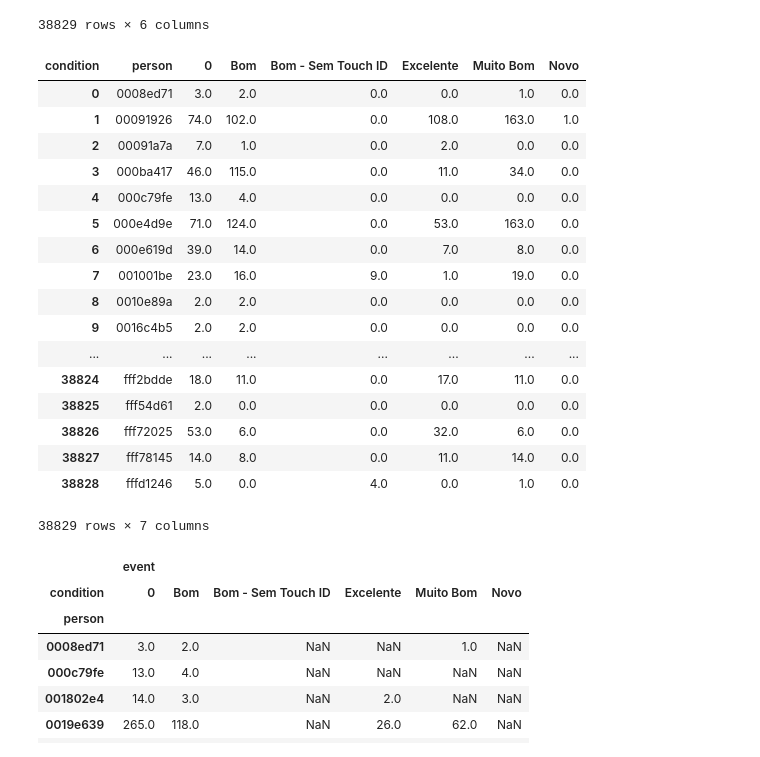
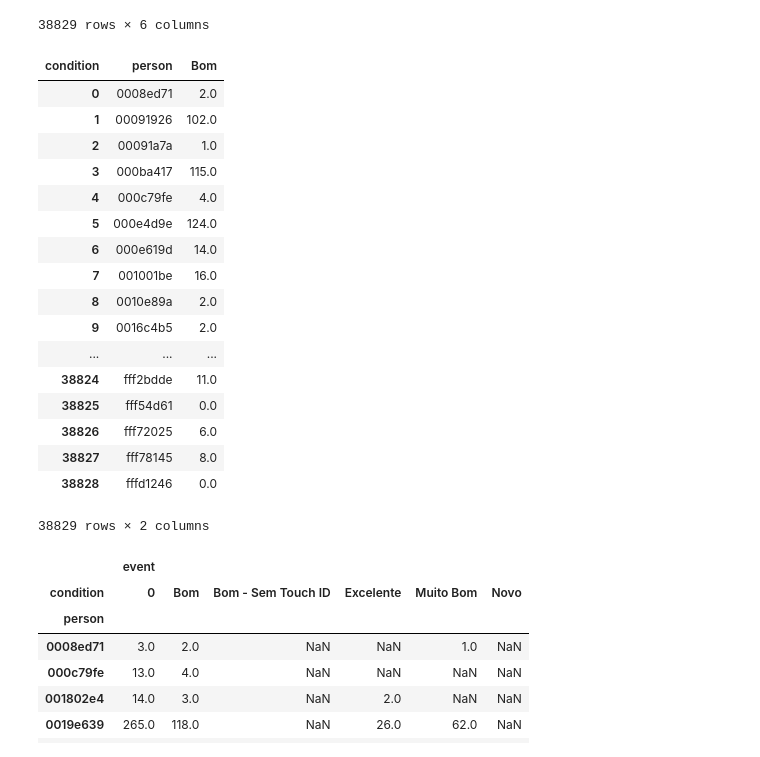
Before and after one commit to EugeniaFranchi/TP-Datos, a Jupyter notebook: TP2/TP2.ipynb, the cells around one changed output. Cells and saved outputs as stored; diff of their text form; code cells hidden in the pictures.

```diff
--- a/TP2/TP2.ipynb
+++ b/TP2/TP2.ipynb
@@ -131,26 +142,27 @@ condicion_general
 38829 rows × 6 columns
 # %%
 condicion_general.reset_index(inplace=True)
+condicion_general= condicion_general[['person','Bom']]
 condicion_general
 # %% [output]
-| condition | person | 0 | Bom | Bom - Sem Touch ID | Excelente | Muito Bom | Novo |
-| 0 | 0008ed71 | 3.0 | 2.0 | 0.0 | 0.0 | 1.0 | 0.0 |
-| 1 | 00091926 | 74.0 | 102.0 | 0.0 | 108.0 | 163.0 | 1.0 |
-| 2 | 00091a7a | 7.0 | 1.0 | 0.0 | 2.0 | 0.0 | 0.0 |
-| 3 | 000ba417 | 46.0 | 115.0 | 0.0 | 11.0 | 34.0 | 0.0 |
-| 4 | 000c79fe | 13.0 | 4.0 | 0.0 | 0.0 | 0.0 | 0.0 |
-| 5 | 000e4d9e | 71.0 | 124.0 | 0.0 | 53.0 | 163.0 | 0.0 |
-| 6 | 000e619d | 39.0 | 14.0 | 0.0 | 7.0 | 8.0 | 0.0 |
-| 7 | 001001be | 23.0 | 16.0 | 9.0 | 1.0 | 19.0 | 0.0 |
-| 8 | 0010e89a | 2.0 | 2.0 | 0.0 | 0.0 | 0.0 | 0.0 |
-| 9 | 0016c4b5 | 2.0 | 2.0 | 0.0 | 0.0 | 0.0 | 0.0 |
-| ... | ... | ... | ... | ... | ... | ... | ... |
-| 38824 | fff2bdde | 18.0 | 11.0 | 0.0 | 17.0 | 11.0 | 0.0 |
-| 38825 | fff54d61 | 2.0 | 0.0 | 0.0 | 0.0 | 0.0 | 0.0 |
-| 38826 | fff72025 | 53.0 | 6.0 | 0.0 | 32.0 | 6.0 | 0.0 |
-| 38827 | fff78145 | 14.0 | 8.0 | 0.0 | 11.0 | 14.0 | 0.0 |
-| 38828 | fffd1246 | 5.0 | 0.0 | 4.0 | 0.0 | 1.0 | 0.0 |
+| condition | person | Bom |
+| 0 | 0008ed71 | 2.0 |
+| 1 | 00091926 | 102.0 |
+| 2 | 00091a7a | 1.0 |
+| 3 | 000ba417 | 115.0 |
+| 4 | 000c79fe | 4.0 |
+| 5 | 000e4d9e | 124.0 |
+| 6 | 000e619d | 14.0 |
+| 7 | 001001be | 16.0 |
+| 8 | 0010e89a | 2.0 |
+| 9 | 0016c4b5 | 2.0 |
+| ... | ... | ... |
+| 38824 | fff2bdde | 11.0 |
+| 38825 | fff54d61 | 0.0 |
+| 38826 | fff72025 | 6.0 |
+| 38827 | fff78145 | 8.0 |
+| 38828 | fffd1246 | 0.0 |
-38829 rows × 7 columns
+38829 rows × 2 columns
 # %%
 condicion_general.to_csv('features/condicion_general.csv')
 # %%
```
Also changed, not shown: parts of 14 cells of this notebook, 1 other file.
